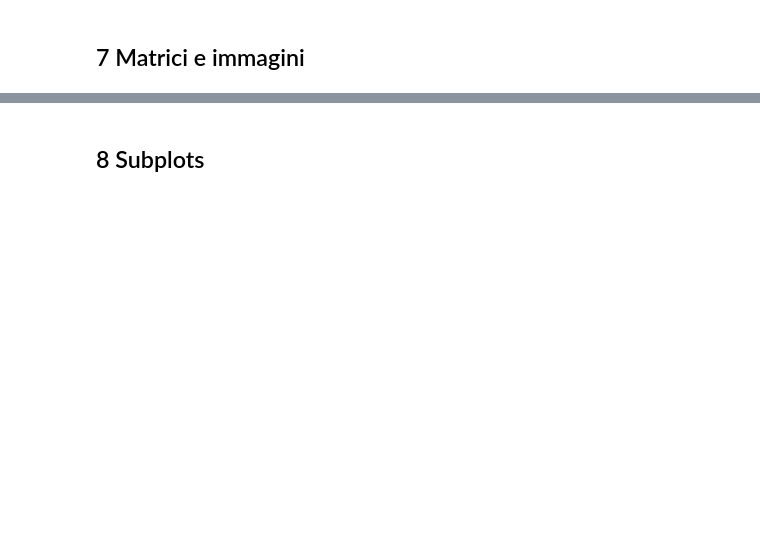
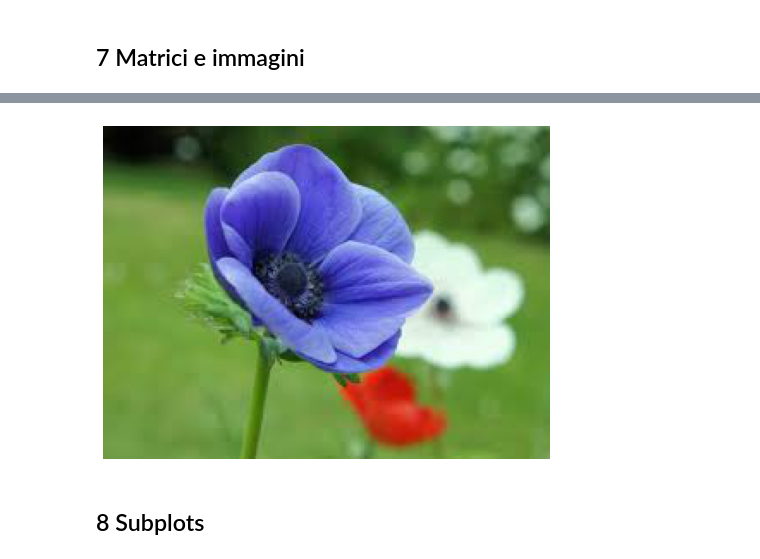
Before and after one commit to beppezampieri/SPAZIO-DI-LAVORO, a Jupyter notebook: Capitolo7_Matplotlib_area_DOCENTI.ipynb, the cells around one changed output, grey strips where cells are left out. Drawn from its saved outputs; the diff is of its cells as text; code cells hidden in the pictures; blank space fills up the shorter version.

```diff
--- a/Capitolo7_Matplotlib_area_DOCENTI.ipynb
+++ b/Capitolo7_Matplotlib_area_DOCENTI.ipynb
@@ -211,9 +251,11 @@ plt.show()
 # %%
-image = plt.imread('./anemone.jpeg')
+image = plt.imread('./anemone_1.jpeg')
 fig, ax = plt.subplots(figsize=(8,8))
 ax.imshow(image)
 ax.axis('off')
 plt.show()
+# %% [output]
+[figure, added]
 # %% [markdown]
 ## 8 Subplots
 # %%
```
Also changed, not shown: parts of 23 cells of this notebook.
